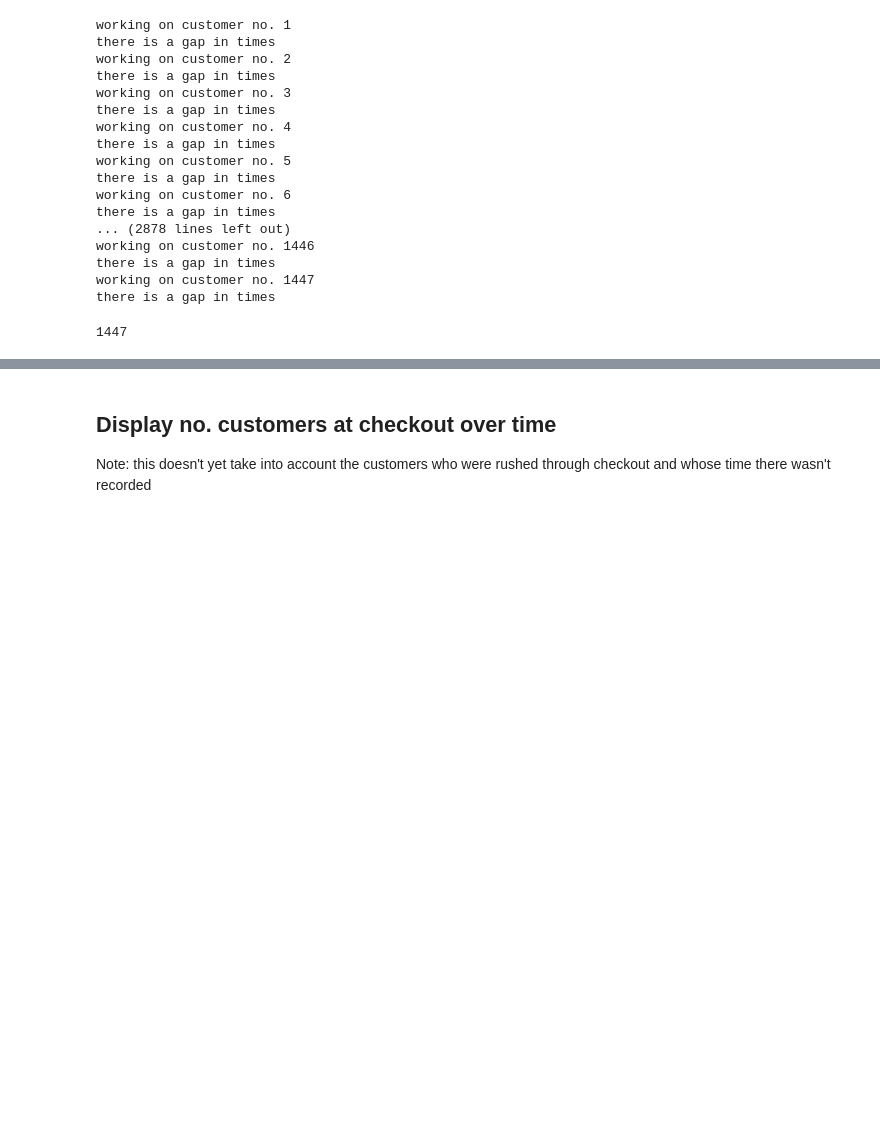
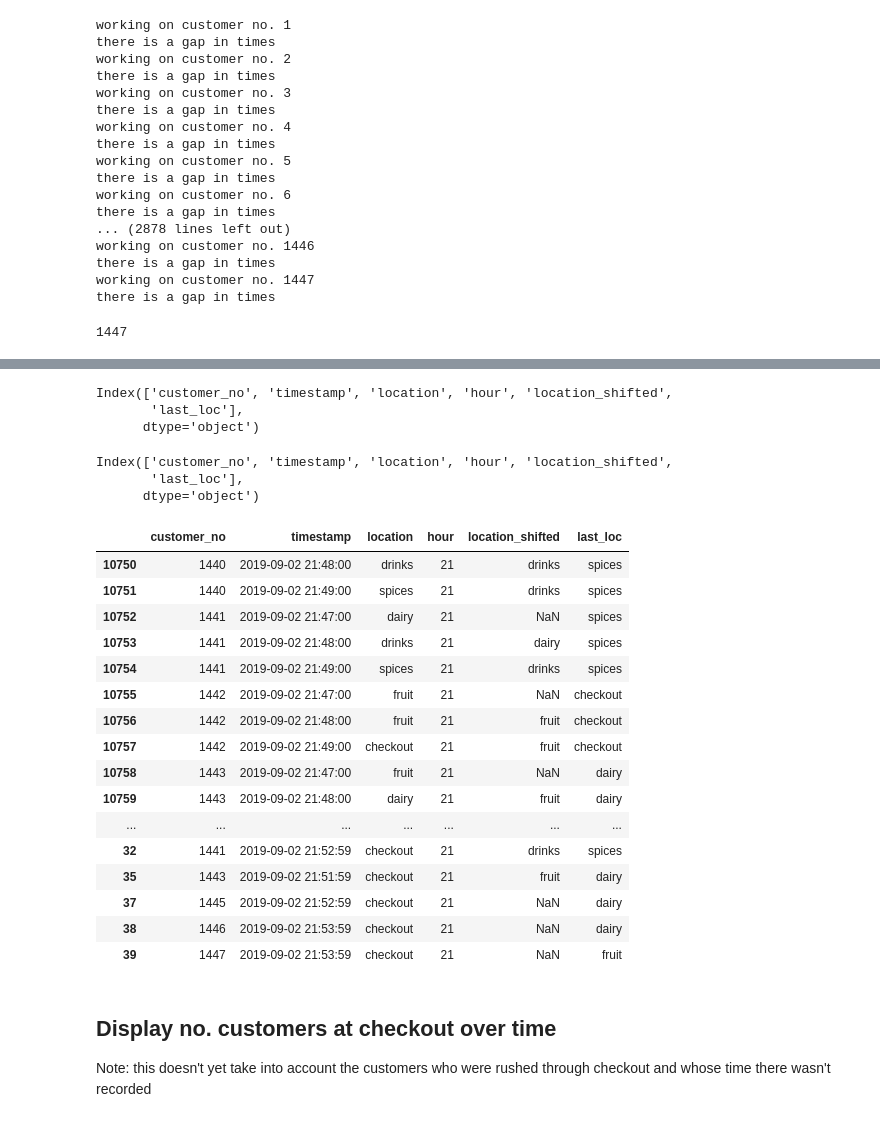
Before and after one commit to Basmatz/Spiced-bootcamp, a Jupyter notebook: Week_8/supermarket_prelim_eda_2020_08_31.ipynb, the cells around one changed output, grey strips where cells are left out. Cells and saved outputs as stored; diff of their text form; code cells hidden in the pictures; blank space fills up the shorter version.

```diff
--- a/Week_8/supermarket_prelim_eda_2020_08_31.ipynb
+++ b/Week_8/supermarket_prelim_eda_2020_08_31.ipynb
@@ -203,0 +316,8 @@ len(filled_data['customer_no'].unique())
+# %%
+# add one minute to each timestamp
+
+non_checkout4['timestamp'] = non_checkout4['timestamp'] + timedelta(minutes = 1)
+
+# set location to 'checkout'
+
+non_checkout4['location'] = 'checkout'
@@ -204,3 +335,37 @@ len(filled_data['customer_no'].unique())
+# %%
+non_checkout4.columns
+# %% [output]
+Index(['customer_no', 'timestamp', 'location', 'hour', 'location_shifted',
+       'last_loc'],
+      dtype='object')
+# %%
+filled.columns
+# %% [output]
+Index(['customer_no', 'timestamp', 'location', 'hour', 'location_shifted',
+       'last_loc'],
+      dtype='object')
+# %%
+filled2 = pd.concat([filled, non_checkout4])
+# %%
+filled2.tail(25)
+# %% [output]
+|  | customer_no | timestamp | location | hour | location_shifted | last_loc |
+| 10750 | 1440 | 2019-09-02 21:48:00 | drinks | 21 | drinks | spices |
+| 10751 | 1440 | 2019-09-02 21:49:00 | spices | 21 | drinks | spices |
+| 10752 | 1441 | 2019-09-02 21:47:00 | dairy | 21 | NaN | spices |
+| 10753 | 1441 | 2019-09-02 21:48:00 | drinks | 21 | dairy | spices |
+| 10754 | 1441 | 2019-09-02 21:49:00 | spices | 21 | drinks | spices |
+| 10755 | 1442 | 2019-09-02 21:47:00 | fruit | 21 | NaN | checkout |
+| 10756 | 1442 | 2019-09-02 21:48:00 | fruit | 21 | fruit | checkout |
+| 10757 | 1442 | 2019-09-02 21:49:00 | checkout | 21 | fruit | checkout |
+| 10758 | 1443 | 2019-09-02 21:47:00 | fruit | 21 | NaN | dairy |
+| 10759 | 1443 | 2019-09-02 21:48:00 | dairy | 21 | fruit | dairy |
+| ... | ... | ... | ... | ... | ... | ... |
+| 32 | 1441 | 2019-09-02 21:52:59 | checkout | 21 | drinks | spices |
+| 35 | 1443 | 2019-09-02 21:51:59 | checkout | 21 | fruit | dairy |
+| 37 | 1445 | 2019-09-02 21:52:59 | checkout | 21 | NaN | dairy |
+| 38 | 1446 | 2019-09-02 21:53:59 | checkout | 21 | NaN | dairy |
+| 39 | 1447 | 2019-09-02 21:53:59 | checkout | 21 | NaN | fruit |
 # %% [markdown]
 ## Display no. customers at checkout over time
 
```
Also changed, not shown: parts of 26 cells of this notebook.
